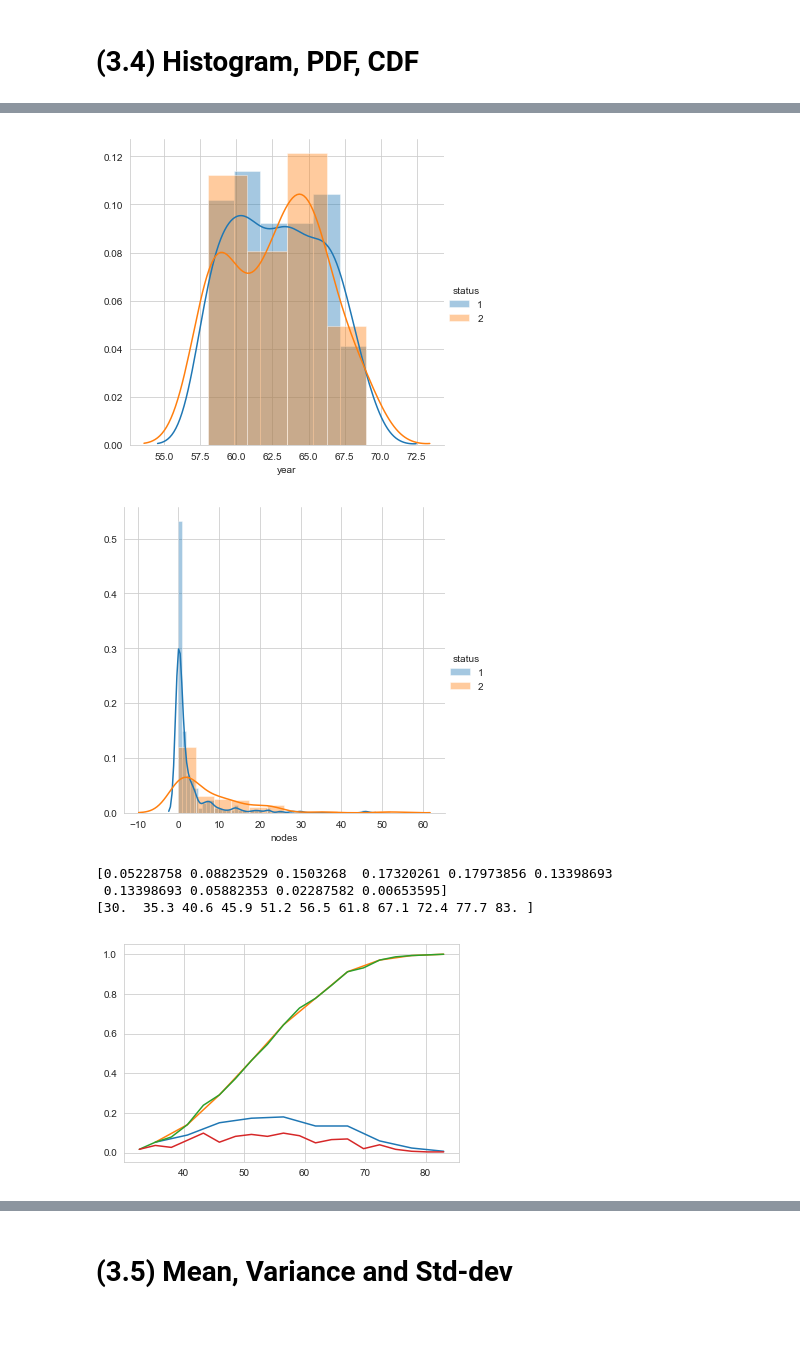
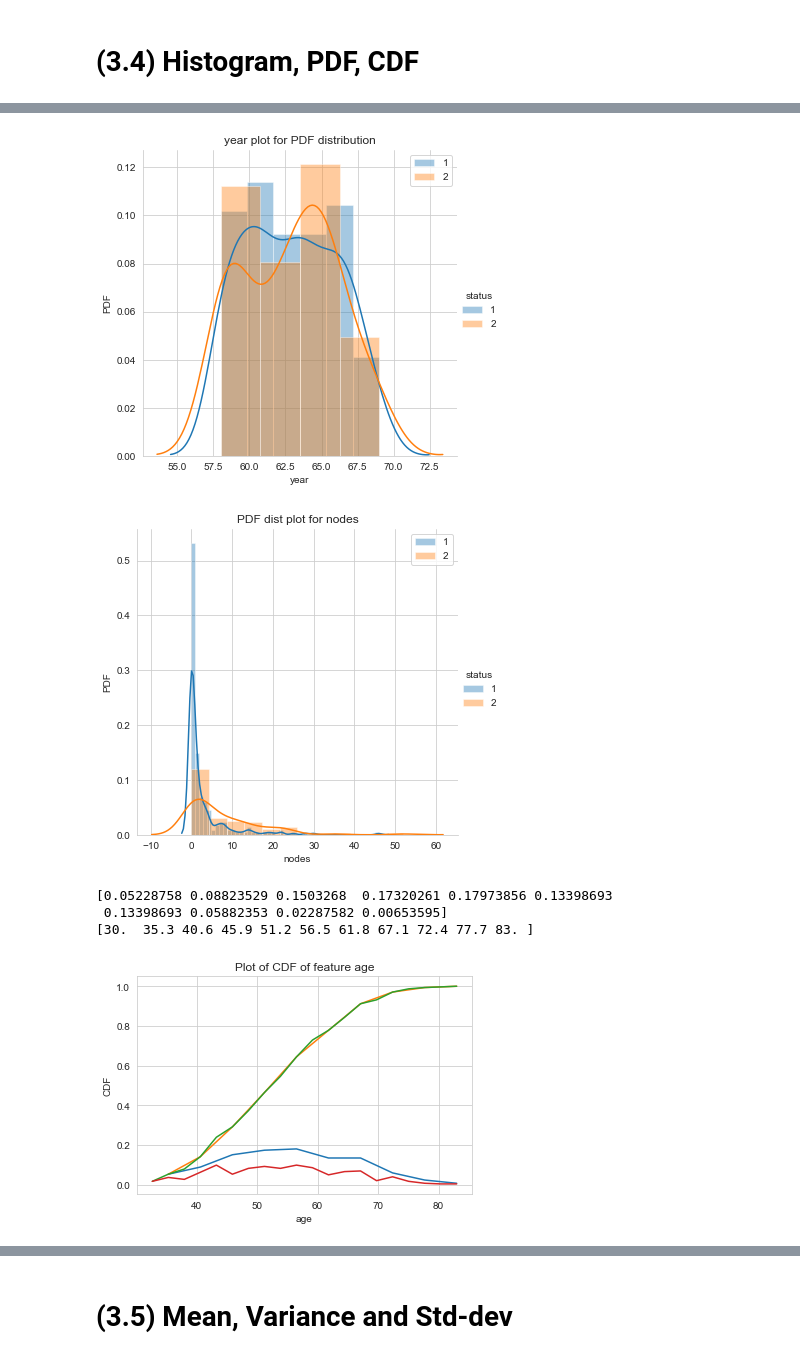
Before and after one commit to VipinJain1/VIP-Machine-Learning-Exercises-and-Practices, a Jupyter notebook: Exploratory Data Analysis_Haberman.ipynb, the cells around one changed output, grey strips where cells are left out. Saved outputs shown, nothing was run; the diff lists cells and outputs as text; code cells hidden in the pictures; blank space fills up the shorter version.

```diff
--- a/Exploratory Data Analysis_Haberman.ipynb
+++ b/Exploratory Data Analysis_Haberman.ipynb
@@ -196,16 +207,22 @@ plt.show();
 sns.FacetGrid(haberman, hue="status", height=5) \
    .map(sns.distplot, "year") \
    .add_legend();
+plt.ylabel('PDF')
+plt.legend()
+plt.title('PDF dist plot for year')
 plt.show();
 # %% [output]
-[figure, old version]
+[figure, new version]
 # %%
 sns.FacetGrid(haberman, hue="status", height=5) \
    .map(sns.distplot, "nodes") \
    .add_legend();
+plt.ylabel('PDF')
+plt.legend()
+plt.title('PDF dist plot for nodes')
 plt.show();
 # %% [output]
-[figure, old version]
+[figure, new version]
 # %%
 # Histograms and Probability Density Functions (PDF) using KDE
 # How to compute PDFs using counts/frequencies of data points in each window.
@@ -246,34 +263,36 @@ plt.show();
 # How to construct a CDF?
 # How to read a CDF?
 
 #Plot CDF of petal_length
 
 counts, bin_edges = np.histogram(haberman['age'], bins=10,
                                  density = True)
 pdf = counts/(sum(counts))
 print(pdf);
 print(bin_edges);
 
 #  calculate CDF from PDF
 cdf = np.cumsum(pdf)
 # plot both PDF and CDF
 plt.plot(bin_edges[1:],pdf);
 plt.plot(bin_edges[1:], cdf)
 
 # increase the bin coints so so bins are now double in same region.
 counts, bin_edges = np.histogram(haberman['age'], bins=20,
                                  density = True)
 # Calculate PDF and CDF sice we increased the bin counts.
 pdf = counts/(sum(counts))
 cdf = np.cumsum(pdf)
 plt.plot(bin_edges[1:], cdf)
 plt.plot(bin_edges[1:],pdf);
-
+plt.title('Plot of CDF of feature age')
+plt.xlabel ("age")
+plt.ylabel ("CDF")
 plt.show();
 # %% [output]
 [0.05228758 0.08823529 0.1503268  0.17320261 0.17973856 0.13398693
  0.13398693 0.05882353 0.02287582 0.00653595]
 [30.  35.3 40.6 45.9 51.2 56.5 61.8 67.1 72.4 77.7 83. ]
-[figure, old version]
+[figure, new version]
 # %%
 # Need for Cumulative Distribution Function (CDF)
```
Also changed, not shown: parts of 10 cells of this notebook.
